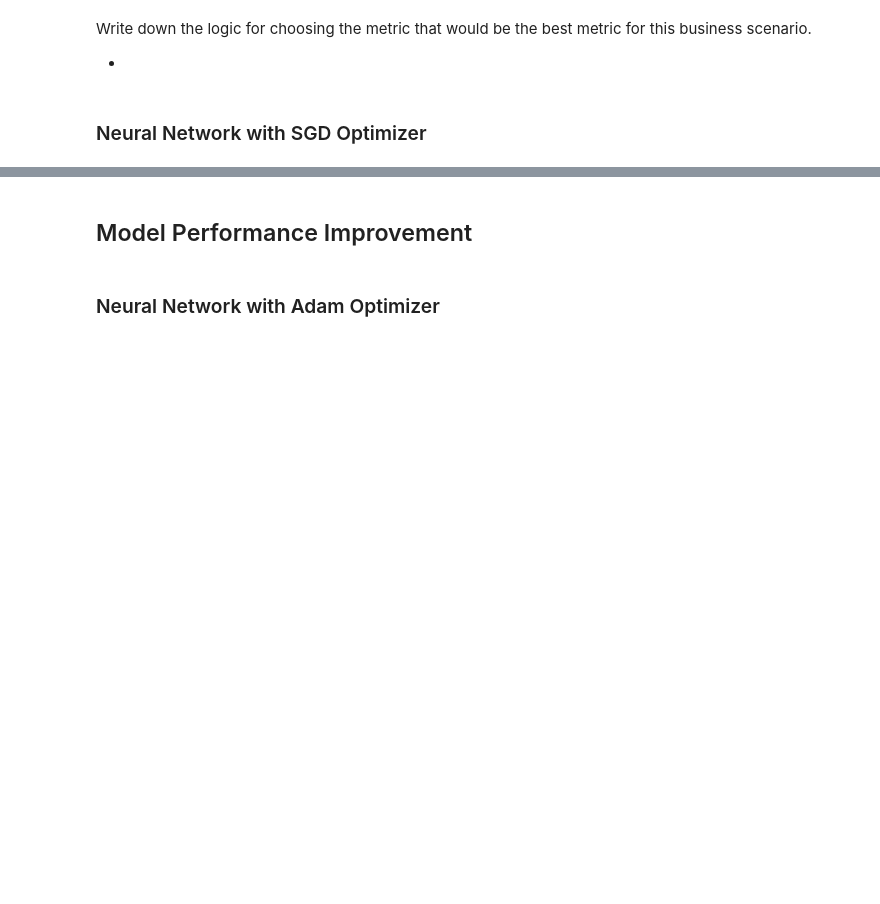
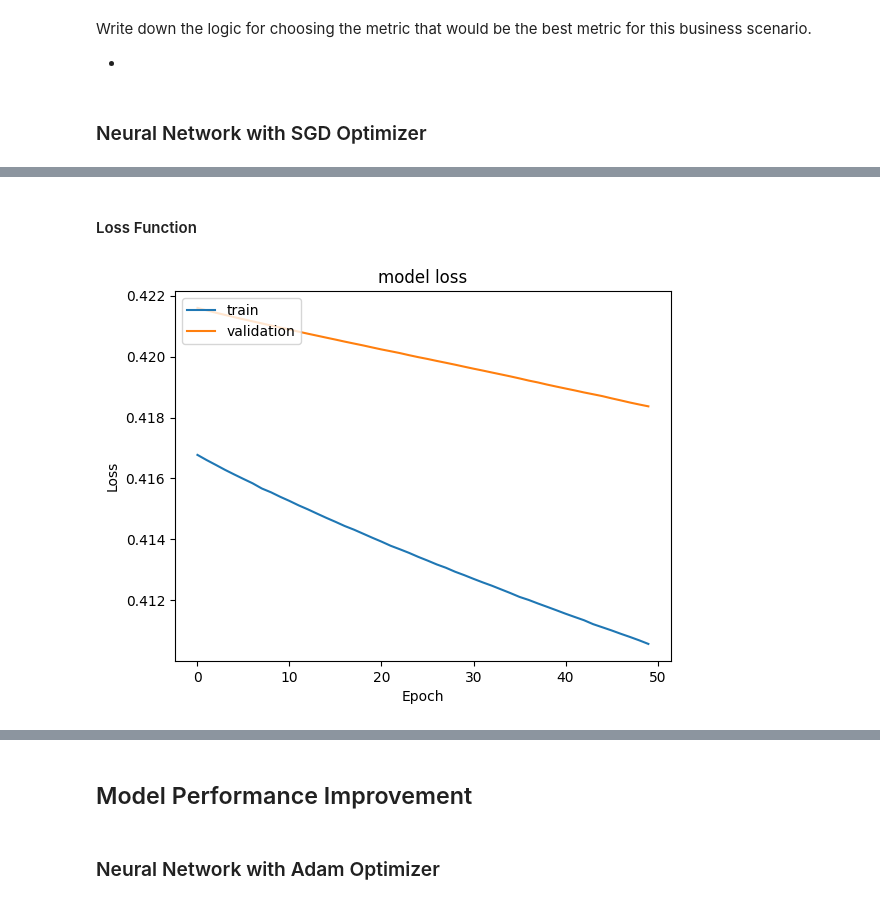
Before and after one commit to barkz/Bank-Churn-Prediction, a Jupyter notebook: RobBarker_NN_BankChurn_FC.ipynb, the cells around one changed output, grey strips where cells are left out. Drawn from its saved outputs; the diff is of its cells as text; code cells hidden in the pictures; blank space fills up the shorter version.

Commit message:
Added NN with Sigmoid Optimizer

```diff
--- a/RobBarker_NN_BankChurn_FC.ipynb
+++ b/RobBarker_NN_BankChurn_FC.ipynb
@@ -981,0 +1007,17 @@ Write down the logic for choosing the metric that would be the best metric for t
+# %%
+# Initializing the neural network.
+model_0 = Sequential()
+model_0.add(Dense(64, activation='relu', input_dim = X_train.shape[1]))
+model_0.add(Dense(32, activation='relu'))
+model_0.add(Dense(1, activation = 'sigmoid'))
+# %%
+# Yse SGD as the optimizer.
+
+# NOTE RECOMMENDATION:
+# WARNING:absl:At this time, the v2.11+ optimizer `tf.keras.optimizers.SGD`
+# runs slowly on M1/M2 Macs, please use the legacy Keras optimizer
+# instead, located at `tf.keras.optimizers.legacy.SGD`.
+#optimizer = tf.keras.optimizers.legacy.SGD(0.001)
+
+optimizer = tf.keras.optimizers.SGD(0.001)
+metric = 'accuracy'
@@ -981,0 +1026,7 @@ Write down the logic for choosing the metric that would be the best metric for t
+# %%
+model_0.compile(
+    loss='binary_crossentropy',
+    optimizer=optimizer,
+    metrics=[metric,
+    Recall(name='recall')]
+)
@@ -981,0 +1051,9 @@ Write down the logic for choosing the metric that would be the best metric for t
+# %%
+# Fitting the ANN to the Training set.
+history_0 = model_0.fit(
+    X_train, y_train,
+    batch_size=32,
+    validation_data=(X_val,y_val),
+    epochs=50,
+    verbose=1
+)
@@ -981,0 +1078,13 @@ Write down the logic for choosing the metric that would be the best metric for t
+# %% [markdown]
+#### Loss Function
+# %%
+# Plotting Train Loss vs Validation Loss.
+plt.plot(history_0.history['loss'])
+plt.plot(history_0.history['val_loss'])
+plt.title('model loss')
+plt.ylabel('Loss')
+plt.xlabel('Epoch')
+plt.legend(['train', 'validation'], loc='upper left')
+plt.show()
+# %% [output]
+[figure, added]
```
Also changed, not shown: parts of 18 cells of this notebook.
